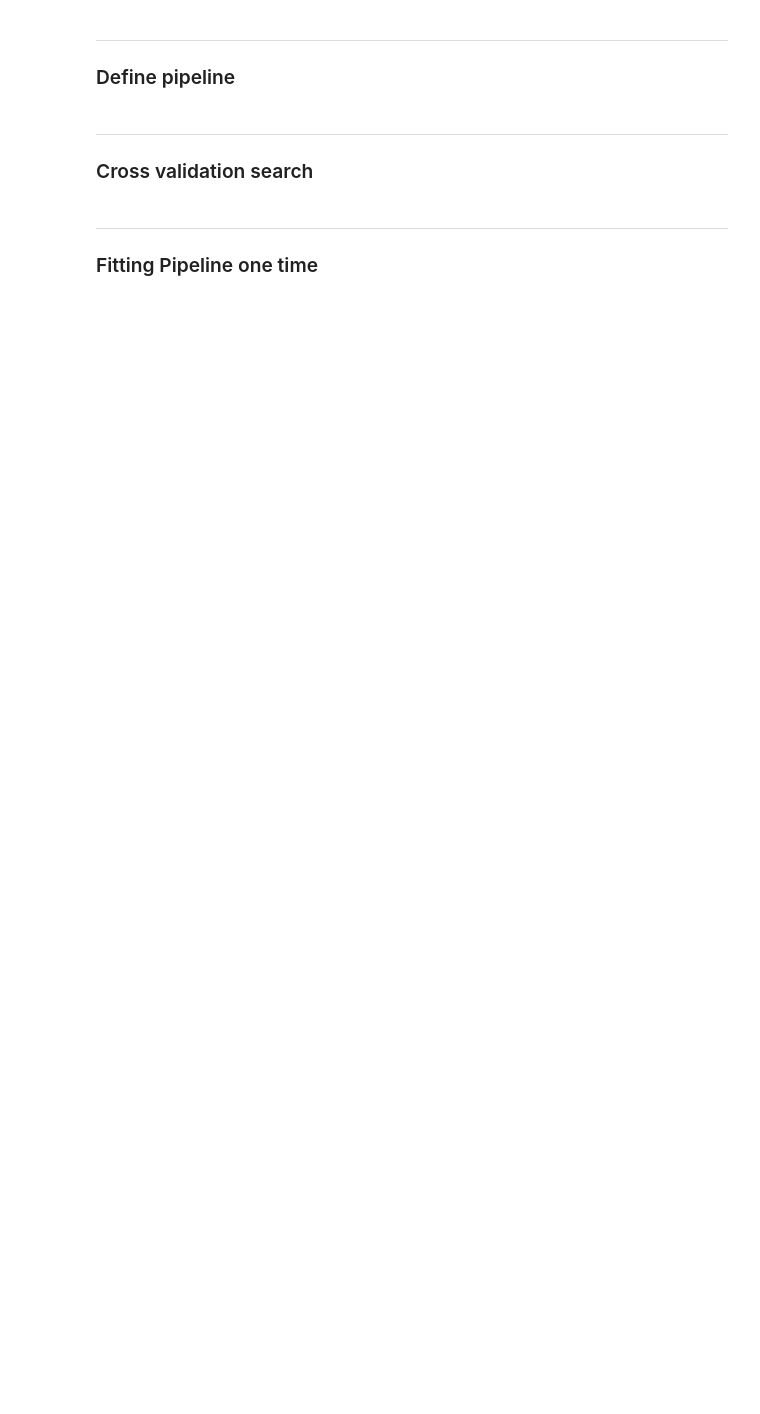
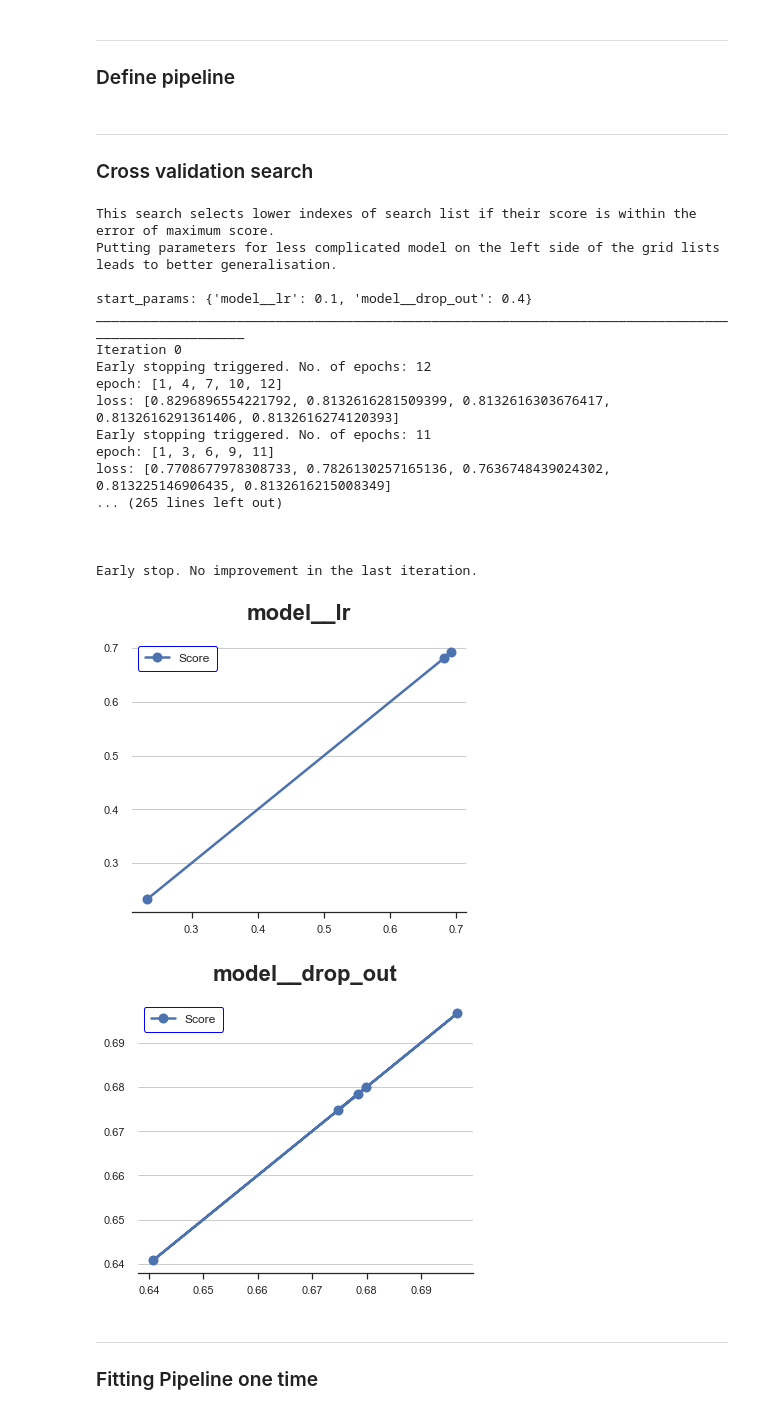
Before and after one commit to amirhkr/AKI_MIMIC4, a Jupyter notebook: ML_models_notebooks/SB_preadmisssion/preadmission_75_mean_180_7_days/ANN_preadmisssion_75_SB_6hr_fix.ipynb, the cells around one changed output. Saved outputs shown, nothing was run; the diff lists cells and outputs as text; code cells hidden in the pictures; blank space fills up the shorter version.

```diff
--- a/ML_models_notebooks/SB_preadmisssion/preadmission_75_mean_180_7_days/ANN_preadmisssion_75_SB_6hr_fix.ipynb
+++ b/ML_models_notebooks/SB_preadmisssion/preadmission_75_mean_180_7_days/ANN_preadmisssion_75_SB_6hr_fix.ipynb
@@ -819,20 +887,40 @@ pipe = Pipeline(steps=[
 ___________________
 ### Cross validation search
 # %%
-# ########### **************************************8
-# # Make sure simpler models are at the start of array. The search picks numbers on the left side if they are within the error of maximum score.
+########### **************************************8
+# Make sure simpler models are at the start of array. The search picks numbers on the left side if they are within the error of maximum score.
 
 
-# param_grid ={
-#             'model__lr' : [0.1, 0.01, 0.001],
-#             'model__drop_out' : [0.4, 0.25, 0.1, 0.05, 0]
-#              }
+param_grid ={
+            'model__lr' : [0.1, 0.01, 0.001],
+            'model__drop_out' : [0.4, 0.25, 0.1, 0.05, 0]
+             }
 
 
 
-# score, best_params, model_final = param_graph(X_train, y_train, pipe, param_grid, cv=5, max_iter = 4, sample_ratio = 0.1, refit=False, use_error=True)
+score, best_params, model_final = param_graph(X_train, y_train, pipe, param_grid, cv=5, max_iter = 3, sample_ratio = 0.1, refit=False, use_error=True)
 
-# # dump(model_final , open('model_final_rf.pkl', 'wb'))
+# dump(model_final , open('model_final_rf.pkl', 'wb'))
+# %% [output]
+This search selects lower indexes of search list if their score is within the error of maximum score.
+Putting parameters for less complicated model on the left side of the grid lists leads to better generalisation.
+
+start_params: {'model__lr': 0.1, 'model__drop_out': 0.4}
+____________________________________________________________________________________________________
+Iteration 0
+Early stopping triggered. No. of epochs: 12
+epoch: [1, 4, 7, 10, 12]
+loss: [0.8296896554221792, 0.8132616281509399, 0.8132616303676417, 0.8132616291361406, 0.8132616274120393]
+Early stopping triggered. No. of epochs: 11
+epoch: [1, 3, 6, 9, 11]
+loss: [0.7708677978308733, 0.7826130257165136, 0.7636748439024302, 0.813225146906435, 0.8132616215008349]
+... (265 lines left out)
+
+
+
+Early stop. No improvement in the last iteration.
+[figure, added]
+[figure, added]
 # %% [markdown]
 __________
 ### Fitting Pipeline one time
```
Also changed, not shown: parts of 18 cells of this notebook, 16 other files.
